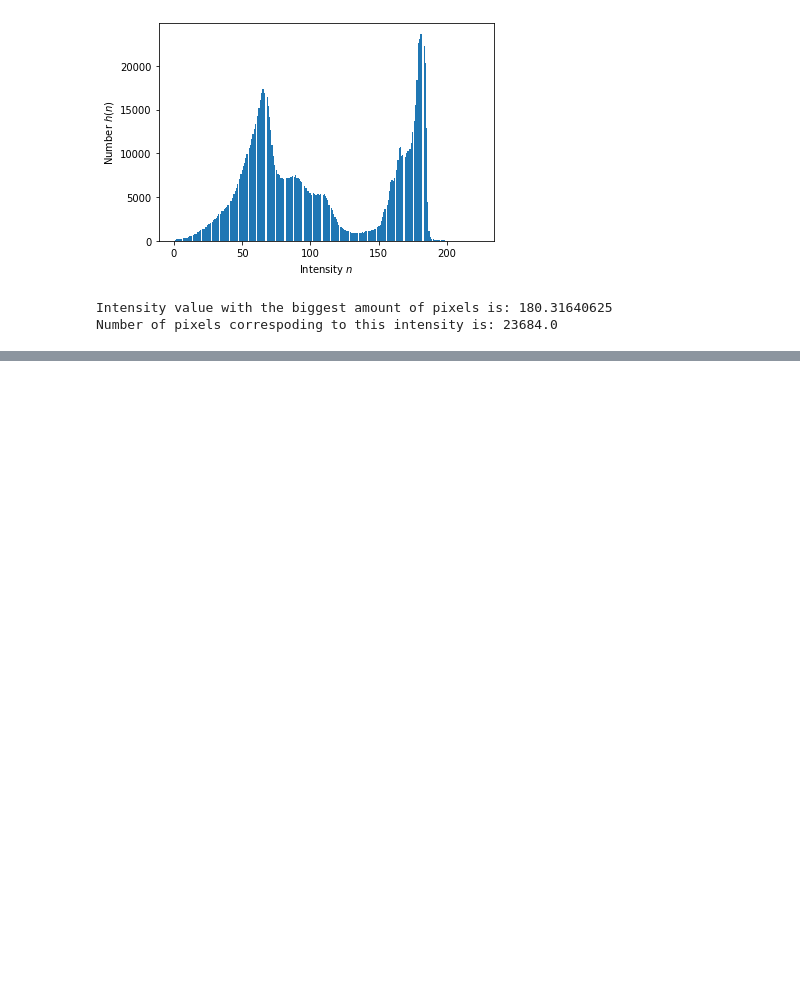
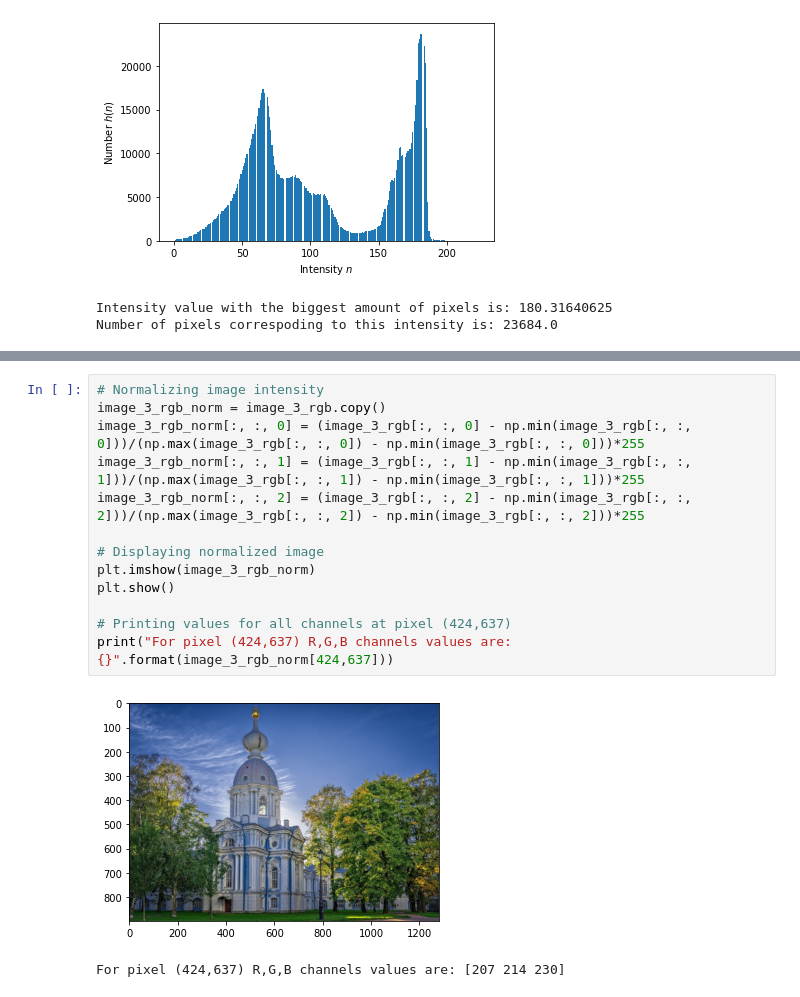
Before and after one commit to hirnlosen/ITMO_IP, a Jupyter notebook: Task_3/Task_3_Spatial_filtering.ipynb, the cells around one changed output, grey strips where cells are left out. Cells and saved outputs as stored; diff of their text form; blank space fills up the shorter version.

```diff
--- a/Task_3/Task_3_Spatial_filtering.ipynb
+++ b/Task_3/Task_3_Spatial_filtering.ipynb
@@ -89,0 +101,16 @@ Maximum density value among all channels is: 0.020743397007102957
+# %%
+# Normalizing image intensity
+image_3_rgb_norm = image_3_rgb.copy()
+image_3_rgb_norm[:, :, 0] = (image_3_rgb[:, :, 0] - np.min(image_3_rgb[:, :, 0]))/(np.max(image_3_rgb[:, :, 0]) - np.min(image_3_rgb[:, :, 0]))*255
+image_3_rgb_norm[:, :, 1] = (image_3_rgb[:, :, 1] - np.min(image_3_rgb[:, :, 1]))/(np.max(image_3_rgb[:, :, 1]) - np.min(image_3_rgb[:, :, 1]))*255
+image_3_rgb_norm[:, :, 2] = (image_3_rgb[:, :, 2] - np.min(image_3_rgb[:, :, 2]))/(np.max(image_3_rgb[:, :, 2]) - np.min(image_3_rgb[:, :, 2]))*255
+
+# Displaying normalized image
+plt.imshow(image_3_rgb_norm)
+plt.show()
+
+# Printing values for all channels at pixel (424,637)
+print("For pixel (424,637) R,G,B channels values are: {}".format(image_3_rgb_norm[424,637]))
+# %% [output]
+[figure, added]
+For pixel (424,637) R,G,B channels values are: [207 214 230]
```
Also changed, not shown: parts of 16 cells of this notebook.
